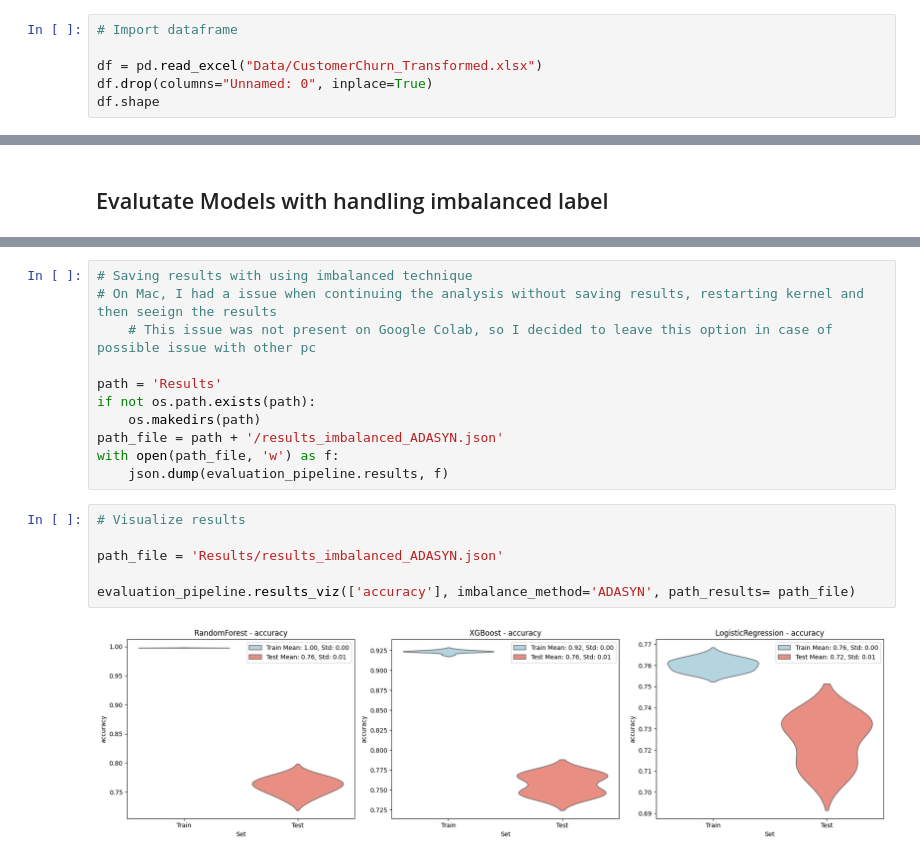
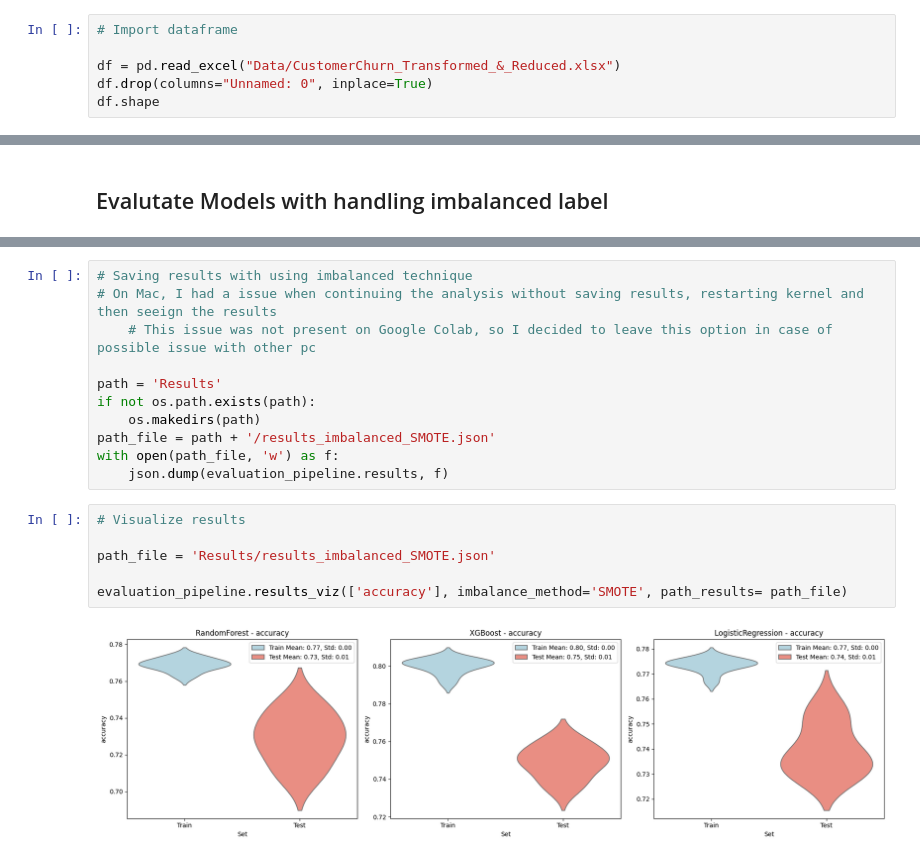
Before and after one commit to Silvano315/Churn-Prediction-with-SHAP, a Jupyter notebook: Classification.ipynb, the cells around one changed output, grey strips where cells are left out. Saved outputs shown, nothing was run; the diff lists cells and outputs as text.

```diff
--- a/Classification.ipynb
+++ b/Classification.ipynb
@@ -9,7 +9,7 @@ from src.ml_model import ModelPipeline
 # %%
 # Import dataframe
 
-df = pd.read_excel("Data/CustomerChurn_Transformed.xlsx")
+df = pd.read_excel("Data/CustomerChurn_Transformed_&_Reduced.xlsx")
 df.drop(columns="Unnamed: 0", inplace=True)
 df.shape
 # %% [output]
@@ -111,17 +129,17 @@ evaluation_pipeline.stratified_k_cv(k=10, imbalance_method='KMeansSMOTE')
 path = 'Results'
 if not os.path.exists(path):
     os.makedirs(path)
-path_file = path + '/results_imbalanced_ADASYN.json'
+path_file = path + '/results_imbalanced_SMOTE.json'
 with open(path_file, 'w') as f:
     json.dump(evaluation_pipeline.results, f)
 # %%
 # Visualize results
 
-path_file = 'Results/results_imbalanced_ADASYN.json'
+path_file = 'Results/results_imbalanced_SMOTE.json'
 
-evaluation_pipeline.results_viz(['accuracy'], imbalance_method='ADASYN', path_results= path_file)
+evaluation_pipeline.results_viz(['accuracy'], imbalance_method='SMOTE', path_results= path_file)
 # %% [output]
-[figure, old version]
+[figure, new version]
 # %%
 # Visualize results - Recall and Precision
 
```
Also changed, not shown: parts of 10 cells of this notebook.
